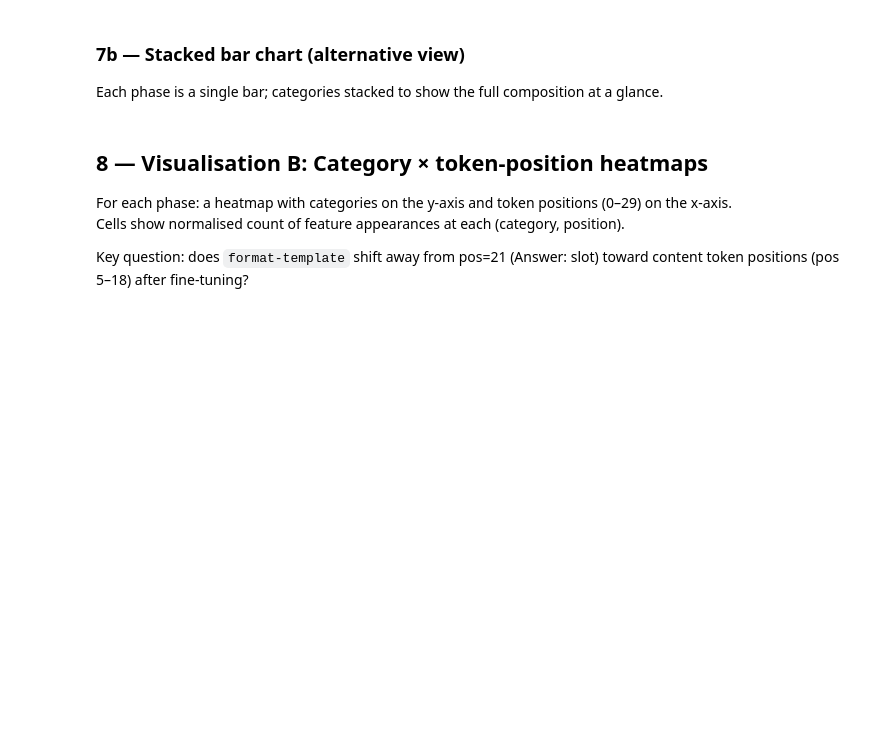
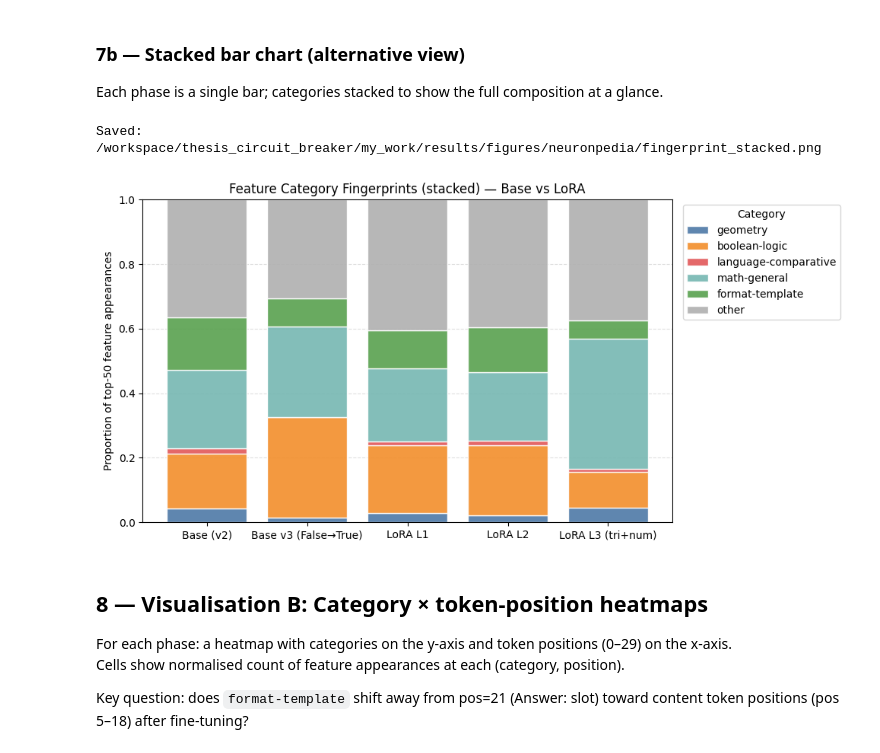
Before and after one commit to hollolaszlo88/thesis_circuit_breaker, a Jupyter notebook: my_work/notebooks/06_neuronpedia_analysis.ipynb, the cells around one changed output. Cells and saved outputs as stored; diff of their text form; code cells hidden in the pictures; blank space fills up the shorter version.

```diff
--- a/my_work/notebooks/06_neuronpedia_analysis.ipynb
+++ b/my_work/notebooks/06_neuronpedia_analysis.ipynb
@@ -328,28 +567,31 @@ plt.show()
 
 Each phase is a single bar; categories stacked to show the full composition at a glance.
 # %%
-fig, ax = plt.subplots(figsize=(8, 5))
+fig, ax = plt.subplots(figsize=(10, 5))
 phase_display = [PHASE_LABELS.get(p, p) for p in phases]
 bottoms = np.zeros(len(phases))
 
 for cat in CATEGORIES:
     vals = np.array([fingerprints[p].get(cat, 0) for p in phases])
     ax.bar(phase_display, vals, bottom=bottoms, label=cat,
            color=CAT_COLORS[cat], edgecolor="white", alpha=0.9)
     bottoms += vals
 
 ax.set_ylabel("Proportion of top-50 feature appearances")
 ax.set_title("Feature Category Fingerprints (stacked) — Base vs LoRA")
 ax.set_ylim(0, 1)
 ax.legend(title="Category", bbox_to_anchor=(1.01, 1), loc="upper left")
 ax.yaxis.grid(True, linestyle="--", alpha=0.4)
 ax.set_axisbelow(True)
 
 fig.tight_layout()
 out_path = FIGURES_DIR / "fingerprint_stacked.png"
 fig.savefig(out_path, dpi=150, bbox_inches="tight")
 print(f"Saved: {out_path}")
 plt.show()
+# %% [output]
+Saved: /workspace/thesis_circuit_breaker/my_work/results/figures/neuronpedia/fingerprint_stacked.png
+[figure, added]
 # %% [markdown]
 ## 8 — Visualisation B: Category × token-position heatmaps
 
```
Also changed, not shown: parts of 28 cells of this notebook, 10 other files.
